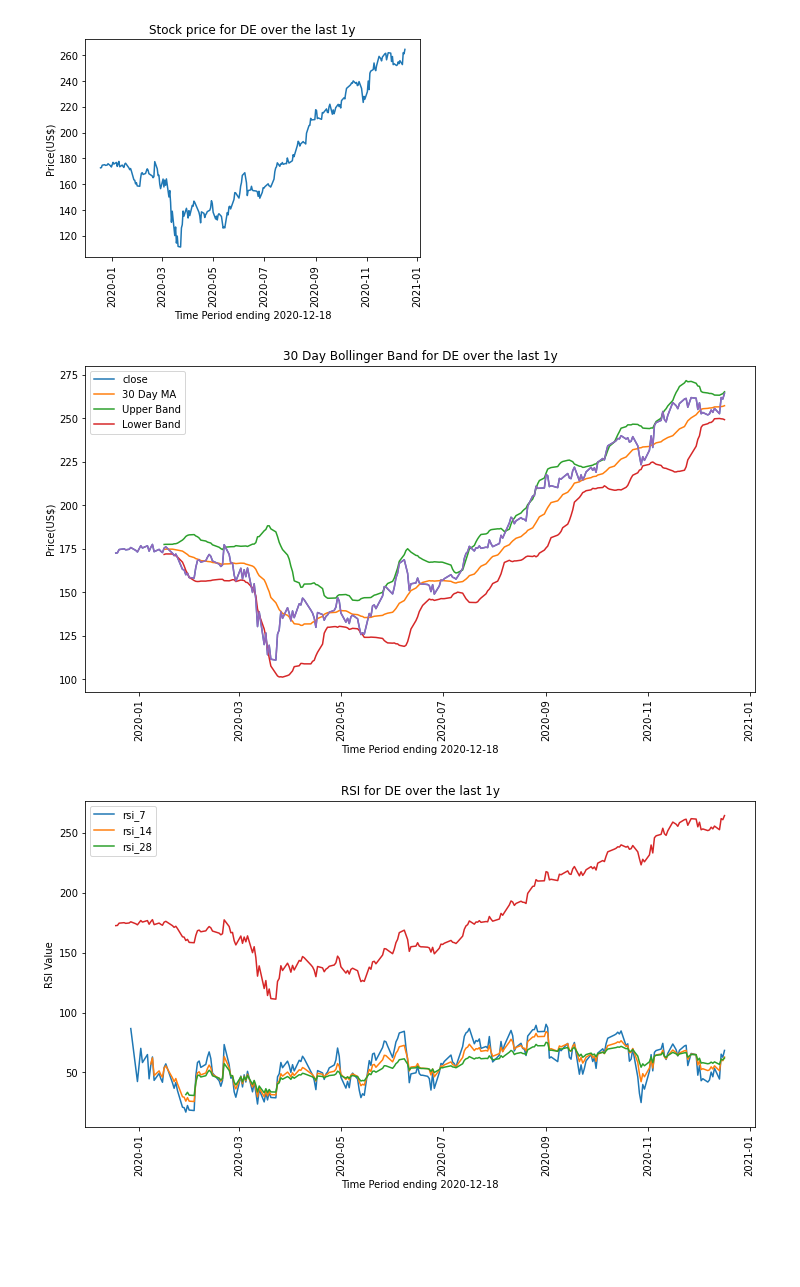
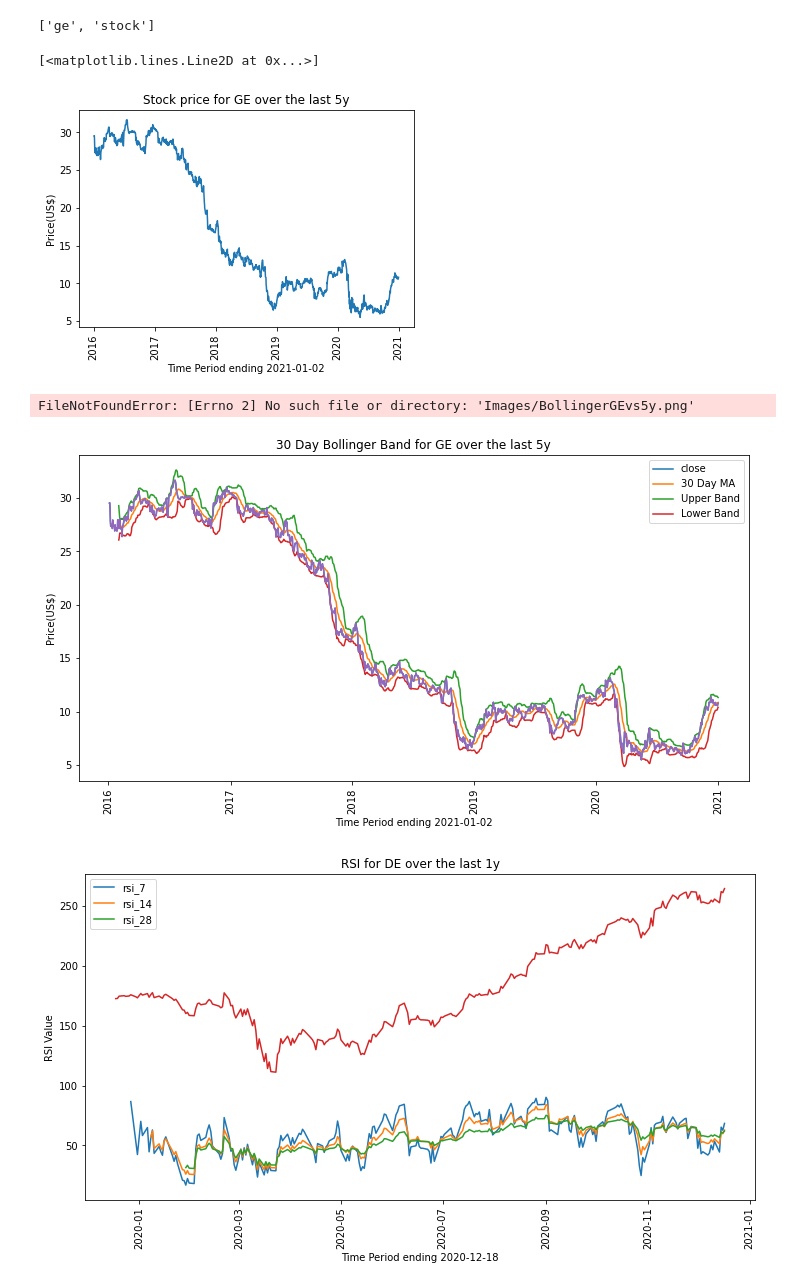
Before and after one commit to pauleppers/StockAnalysis, a Jupyter notebook: stocks.ipynb, the cells around one changed output. Cells and saved outputs as stored; diff of their text form; code cells hidden in the pictures; blank space fills up the shorter version.

Commit message:
new graph

```diff
--- a/stocks.ipynb
+++ b/stocks.ipynb
@@ -20,9 +20,9 @@ from sqlalchemy import create_engine
 
 # soybean = ZSX21.CBT, corn ="ZCU21.CBT", John Deere = "DE"
 url = "https://apidojo-yahoo-finance-v1.p.rapidapi.com/market/get-charts"
-stock = "DE"
+stock = "GE"
 
-time = "1y"
+time = "5y"
 #querystring = {"region":"US","q":"DE"}
 #  range are 1D, 5D, 1M, 6M, YTD, 1y, 5y, Max  I think are lower case
 
@@ -30,7 +30,7 @@ time = "1y"
 querystring = {"region":"US","comparisons":"%5EGDAXI%2C%5EFCHI","symbol":stock,"interval":"1d","range":time}
 headers = {
     'x-rapidapi-host': "apidojo-yahoo-finance-v1.p.rapidapi.com",
-    'x-rapidapi-key': "API key here"
+    'x-rapidapi-key': "7d9a5e2880msh5ff06bb84580a95p13d8e8jsn510834b0b457"
     }
 
 #def fetchStockData(symbol):
@@ -97,3 +93,7 @@ df
+# %%
+engine.table_names()
+# %% [output]
+['ge', 'stock']
 # %%
 x = df['date']  # date makes no big changes from date_time
 y = df['close']
@@ -103,29 +103,31 @@ plt.ylabel("Price(US$)")
 plt.xlabel(f"Time Period ending {last_update}")
 file_name = f"Images/{stock}vs{time}.png"
 plt.plot(x,y)
-plt.savefig(file_name)
+# plt.savefig(file_name)
 # %% [output]
+[<matplotlib.lines.Line2D at 0x...>]
-[figure, old version]
+[figure, new version]
 # %%
 # bollinger bands   https://medium.com/python-data/setting-up-a-bollinger-band-with-python-28941e2fa300
 # Calculate 30 Day Moving Average, Std Deviation, Upper Band and Lower Band
 df['30 Day MA'] = df['close'].rolling(window=20).mean()
 df['30 Day STD'] = df['close'].rolling(window=20).std()
 df['Upper Band'] = df['30 Day MA'] + (df['30 Day STD'] * 2)
 df['Lower Band'] = df['30 Day MA'] - (df['30 Day STD'] * 2)
-df.to_csv("Output/Deere.csv", index = False, header=True)
+# df.to_csv("Output/Deere.csv", index = False, header=True)
 df.set_index('date',inplace = True)
 # Simple 30 Day Bollinger Band
 df[['close', '30 Day MA', 'Upper Band', 'Lower Band']].plot(figsize=(12,6))
 plt.title(f"30 Day Bollinger Band for {stock} over the last {time}")
 plt.ylabel("Price(US$)")
 plt.xlabel(f"Time Period ending {last_update}")
 plt.xticks(rotation=90)
 file_name = f"Images/Bollinger{stock}vs{time}.png"
 plt.plot(x,y)
 plt.savefig(file_name)
 # %% [output]
+FileNotFoundError: [Errno 2] No such file or directory: 'Images/BollingerGEvs5y.png'
-[figure, old version]
+[figure, new version]
 # %%
 # class ta.momentum.RSIIndicator(close: pandas.core.series.Series, n: int = 14, fillna: bool = False)
 rsi_14 = ta.momentum.RSIIndicator(df["close"], n = 14)
```
Also changed, not shown: parts of 9 cells of this notebook, 2 other files.
